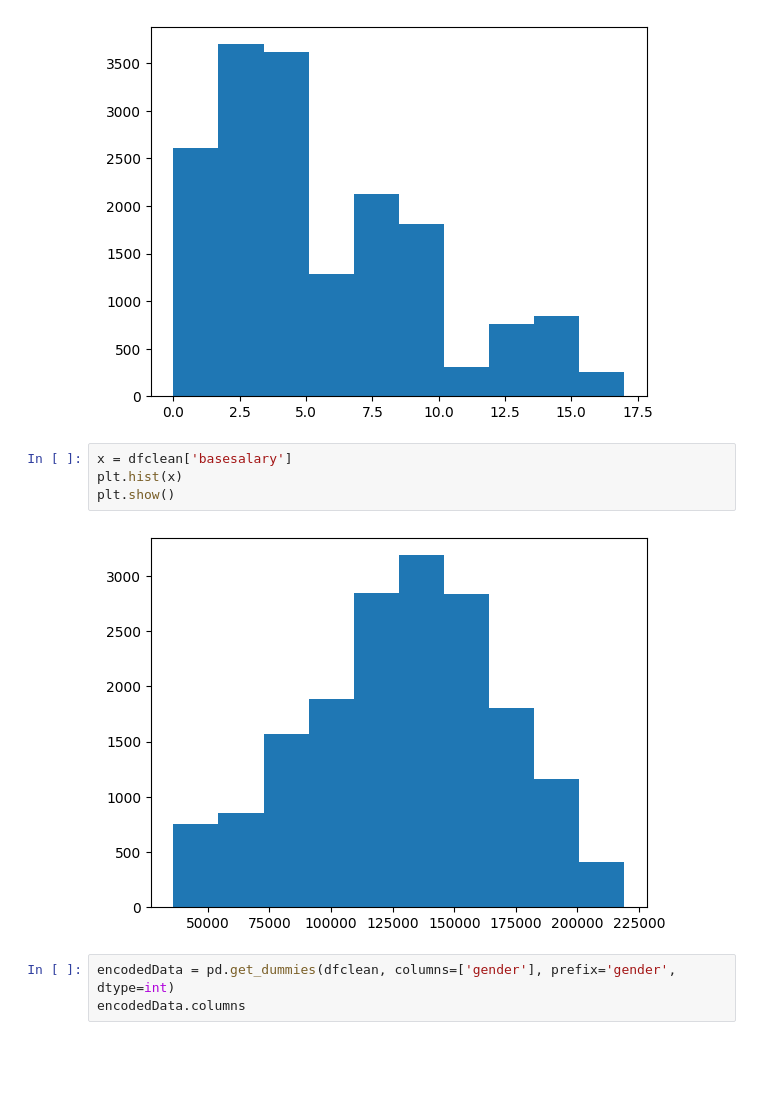
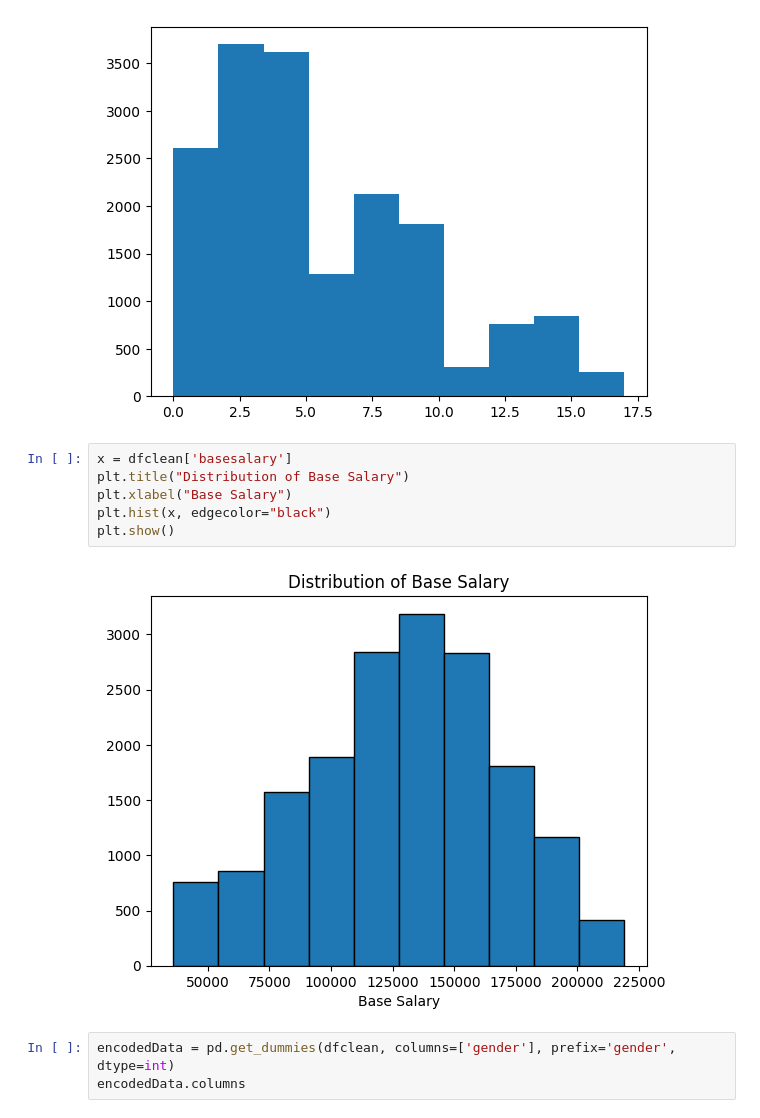
Before and after one commit to drakonic-fury/DTSC-2302-FP, a Jupyter notebook: project.ipynb, the cells around one changed output. Saved outputs shown, nothing was run; the diff lists cells and outputs as text; blank space fills up the shorter version.

```diff
--- a/project.ipynb
+++ b/project.ipynb
@@ -154,10 +154,12 @@ plt.show()
 [figure]
 # %%
 x = dfclean['basesalary']
-plt.hist(x)
+plt.title("Distribution of Base Salary")
+plt.xlabel("Base Salary")
+plt.hist(x, edgecolor="black")
 plt.show()
 # %% [output]
-[figure, old version]
+[figure, new version]
 # %%
 encodedData = pd.get_dummies(dfclean, columns=['gender'], prefix='gender', dtype=int)
 encodedData.columns
```
Also changed, not shown: parts of 1 cell of this notebook.
